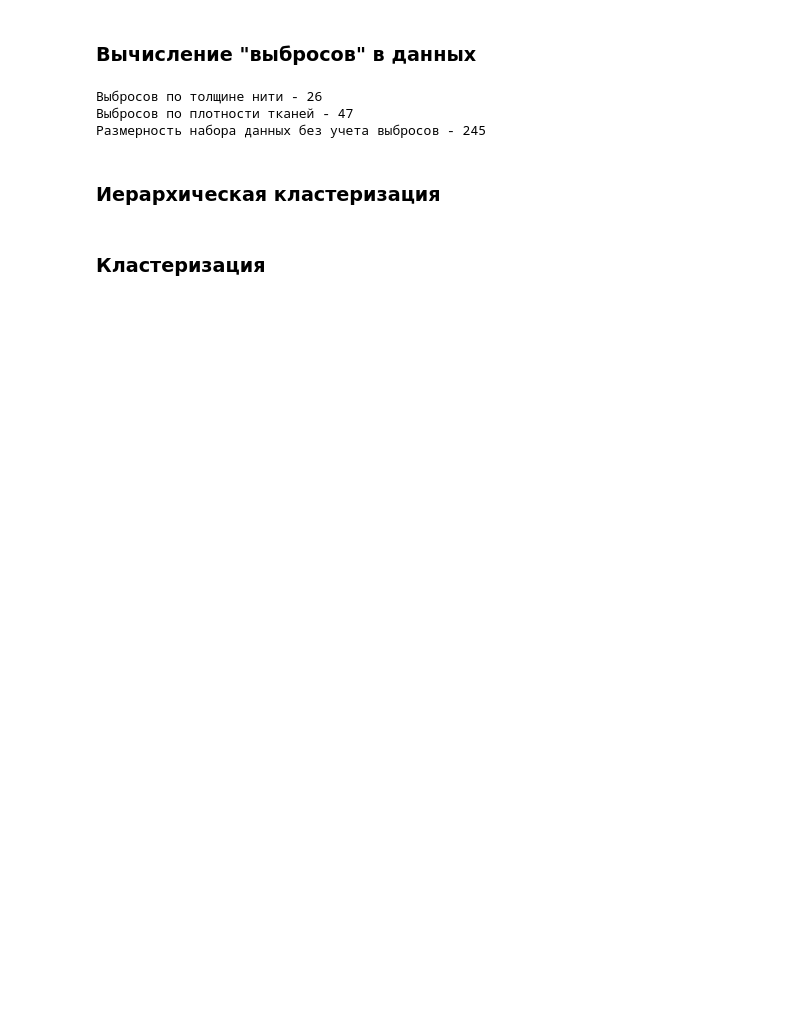
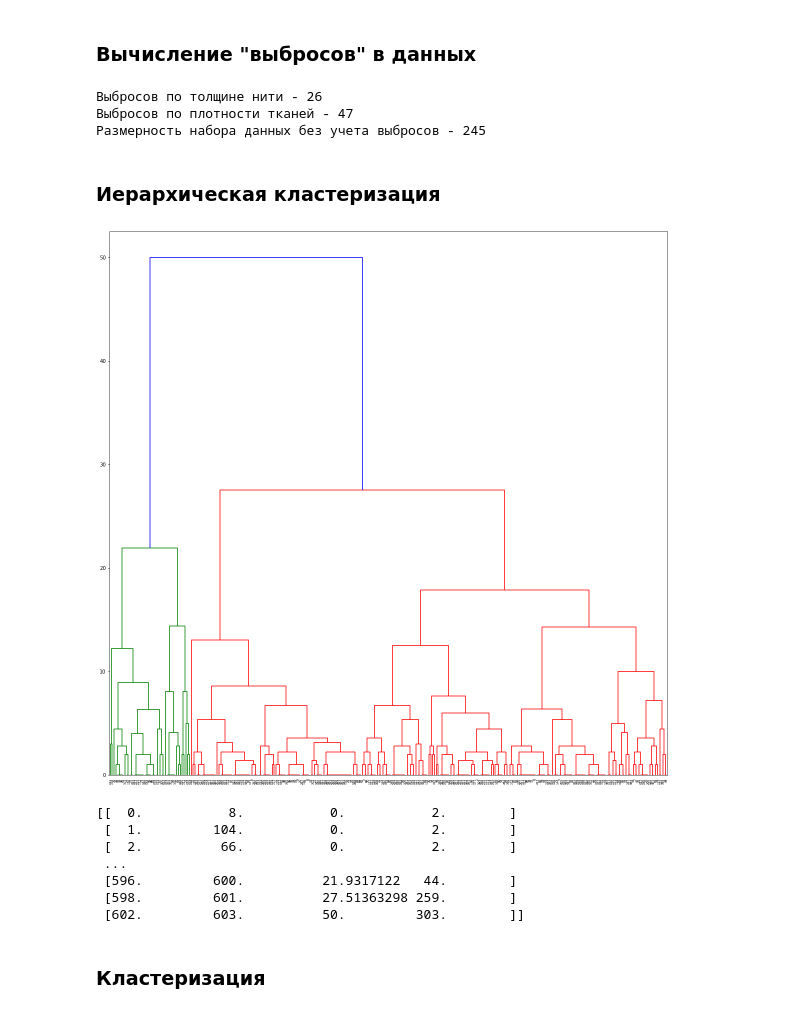
Before and after one commit to streltcov/textile_data, a Jupyter notebook: notebook.ipynb, the cells around one changed output. Drawn from its saved outputs; the diff is of its cells as text; code cells hidden in the pictures; blank space fills up the shorter version.

```diff
--- a/notebook.ipynb
+++ b/notebook.ipynb
@@ -309,15 +341,28 @@ print()
 # %%
 dens_warp_list = textiles['warp_dens'].tolist()
 dens_weft_list = textiles['weft_dens'].tolist()
 
 thick_warp_nominal_list = textiles['warp_nominal'].tolist()
 thick_weft_nominal_list = textiles['weft_nominal'].tolist()
 
 warp_weft_dens_list = []
 for index, item in enumerate(dens_warp_list):\
     warp_weft_dens_list.append((dens_warp_list[index], dens_weft_list[index]))
 
-mergings = linkage()
+mergings = linkage(warp_weft_dens_list, method='complete')
+fig, ax = pyplot.subplots(figsize=[20, 20])
+dendrogram(mergings, leaf_rotation=90, leaf_font_size=6, ax=ax)
+pyplot.show()
+print(mergings)
+# %% [output]
+[figure, added]
+[[  0.           8.           0.           2.        ]
+ [  1.         104.           0.           2.        ]
+ [  2.          66.           0.           2.        ]
+ ...
+ [596.         600.          21.9317122   44.        ]
+ [598.         601.          27.51363298 259.        ]
+ [602.         603.          50.         303.        ]]
 # %% [markdown]
 ### Кластеризация
 # %%
```
Also changed, not shown: parts of 11 cells of this notebook.
